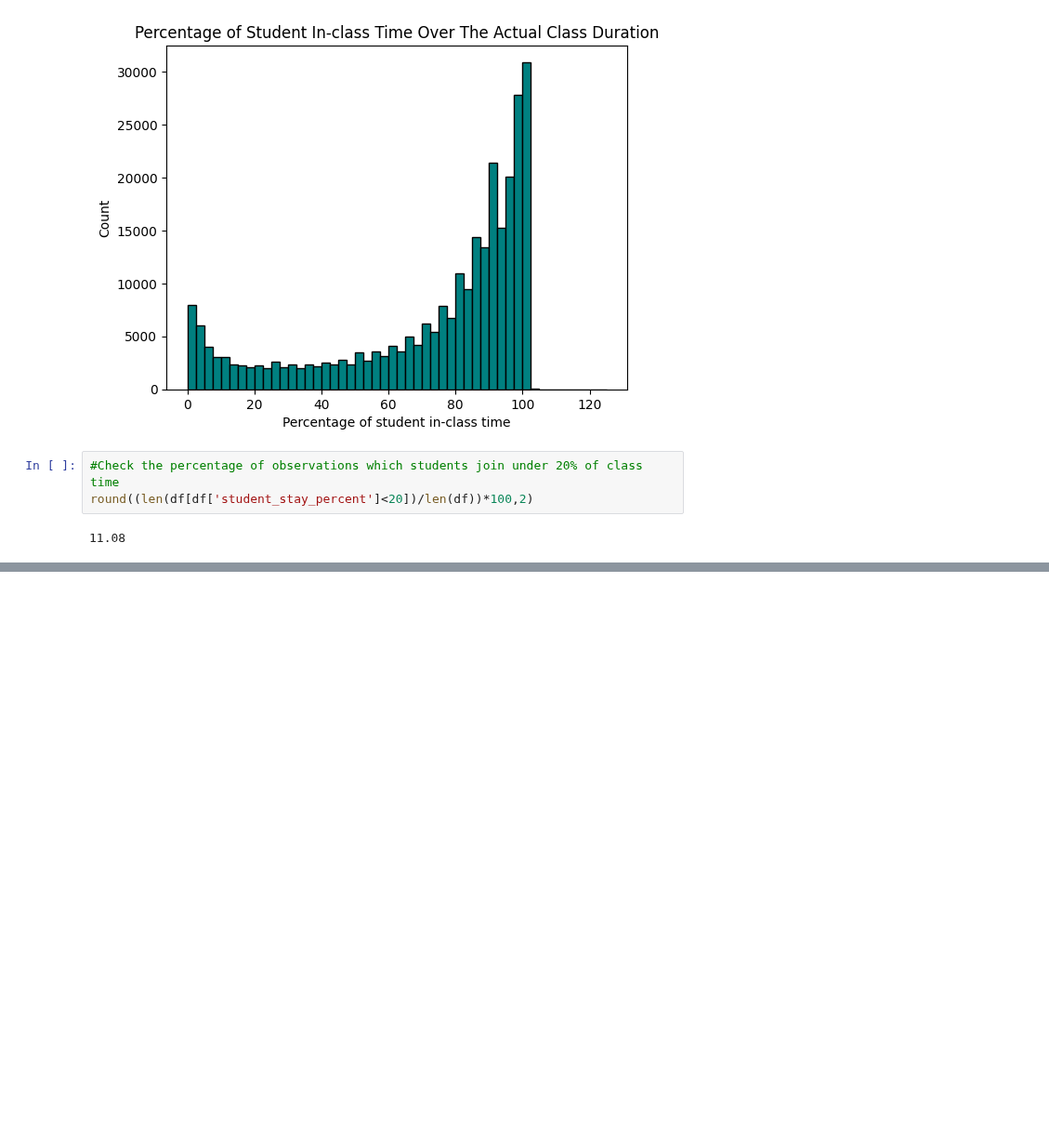
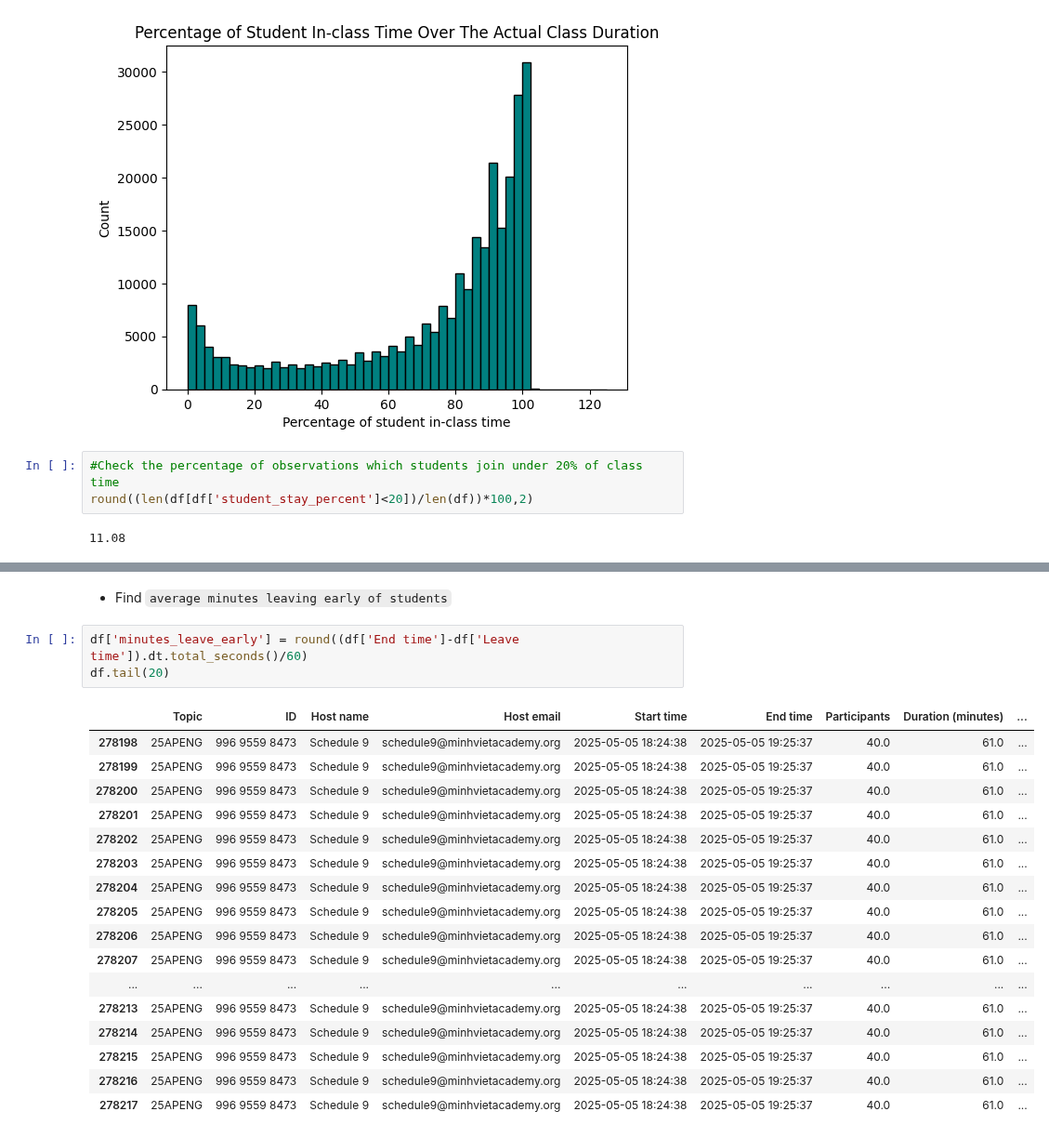
Before and after one commit to tthvan/Customer-Retention-Analysis, a Jupyter notebook: cleanin.ipynb, the cells around one changed output, grey strips where cells are left out. Shown at 93% size. Drawn from its saved outputs; the diff is of its cells as text; blank space fills up the shorter version.

```diff
--- a/cleanin.ipynb
+++ b/cleanin.ipynb
@@ -430,0 +444,23 @@ E.g. If the class is 60 minutes in length, they attend less than 12 minutes (20%
+# %% [markdown]
+- Find `average minutes leaving early of students`
+# %%
+df['minutes_leave_early'] = round((df['End time']-df['Leave time']).dt.total_seconds()/60)
+df.tail(20)
+# %% [output]
+|  | Topic | ID | Host name | Host email | Start time | End time | Participants | Duration (minutes) | ... |
+| 278198 | 25APENG | 996 9559 8473 | Schedule 9 | schedule9@minhvietacademy.org | 2025-05-05 18:24:38 | 2025-05-05 19:25:37 | 40.0 | 61.0 | ... |
+| 278199 | 25APENG | 996 9559 8473 | Schedule 9 | schedule9@minhvietacademy.org | 2025-05-05 18:24:38 | 2025-05-05 19:25:37 | 40.0 | 61.0 | ... |
+| 278200 | 25APENG | 996 9559 8473 | Schedule 9 | schedule9@minhvietacademy.org | 2025-05-05 18:24:38 | 2025-05-05 19:25:37 | 40.0 | 61.0 | ... |
+| 278201 | 25APENG | 996 9559 8473 | Schedule 9 | schedule9@minhvietacademy.org | 2025-05-05 18:24:38 | 2025-05-05 19:25:37 | 40.0 | 61.0 | ... |
+| 278202 | 25APENG | 996 9559 8473 | Schedule 9 | schedule9@minhvietacademy.org | 2025-05-05 18:24:38 | 2025-05-05 19:25:37 | 40.0 | 61.0 | ... |
+| 278203 | 25APENG | 996 9559 8473 | Schedule 9 | schedule9@minhvietacademy.org | 2025-05-05 18:24:38 | 2025-05-05 19:25:37 | 40.0 | 61.0 | ... |
+| 278204 | 25APENG | 996 9559 8473 | Schedule 9 | schedule9@minhvietacademy.org | 2025-05-05 18:24:38 | 2025-05-05 19:25:37 | 40.0 | 61.0 | ... |
+| 278205 | 25APENG | 996 9559 8473 | Schedule 9 | schedule9@minhvietacademy.org | 2025-05-05 18:24:38 | 2025-05-05 19:25:37 | 40.0 | 61.0 | ... |
+| 278206 | 25APENG | 996 9559 8473 | Schedule 9 | schedule9@minhvietacademy.org | 2025-05-05 18:24:38 | 2025-05-05 19:25:37 | 40.0 | 61.0 | ... |
+| 278207 | 25APENG | 996 9559 8473 | Schedule 9 | schedule9@minhvietacademy.org | 2025-05-05 18:24:38 | 2025-05-05 19:25:37 | 40.0 | 61.0 | ... |
+| ... | ... | ... | ... | ... | ... | ... | ... | ... | ... |
+| 278213 | 25APENG | 996 9559 8473 | Schedule 9 | schedule9@minhvietacademy.org | 2025-05-05 18:24:38 | 2025-05-05 19:25:37 | 40.0 | 61.0 | ... |
+| 278214 | 25APENG | 996 9559 8473 | Schedule 9 | schedule9@minhvietacademy.org | 2025-05-05 18:24:38 | 2025-05-05 19:25:37 | 40.0 | 61.0 | ... |
+| 278215 | 25APENG | 996 9559 8473 | Schedule 9 | schedule9@minhvietacademy.org | 2025-05-05 18:24:38 | 2025-05-05 19:25:37 | 40.0 | 61.0 | ... |
+| 278216 | 25APENG | 996 9559 8473 | Schedule 9 | schedule9@minhvietacademy.org | 2025-05-05 18:24:38 | 2025-05-05 19:25:37 | 40.0 | 61.0 | ... |
+| 278217 | 25APENG | 996 9559 8473 | Schedule 9 | schedule9@minhvietacademy.org | 2025-05-05 18:24:38 | 2025-05-05 19:25:37 | 40.0 | 61.0 | ... |
```
Also changed, not shown: parts of 8 cells of this notebook.
